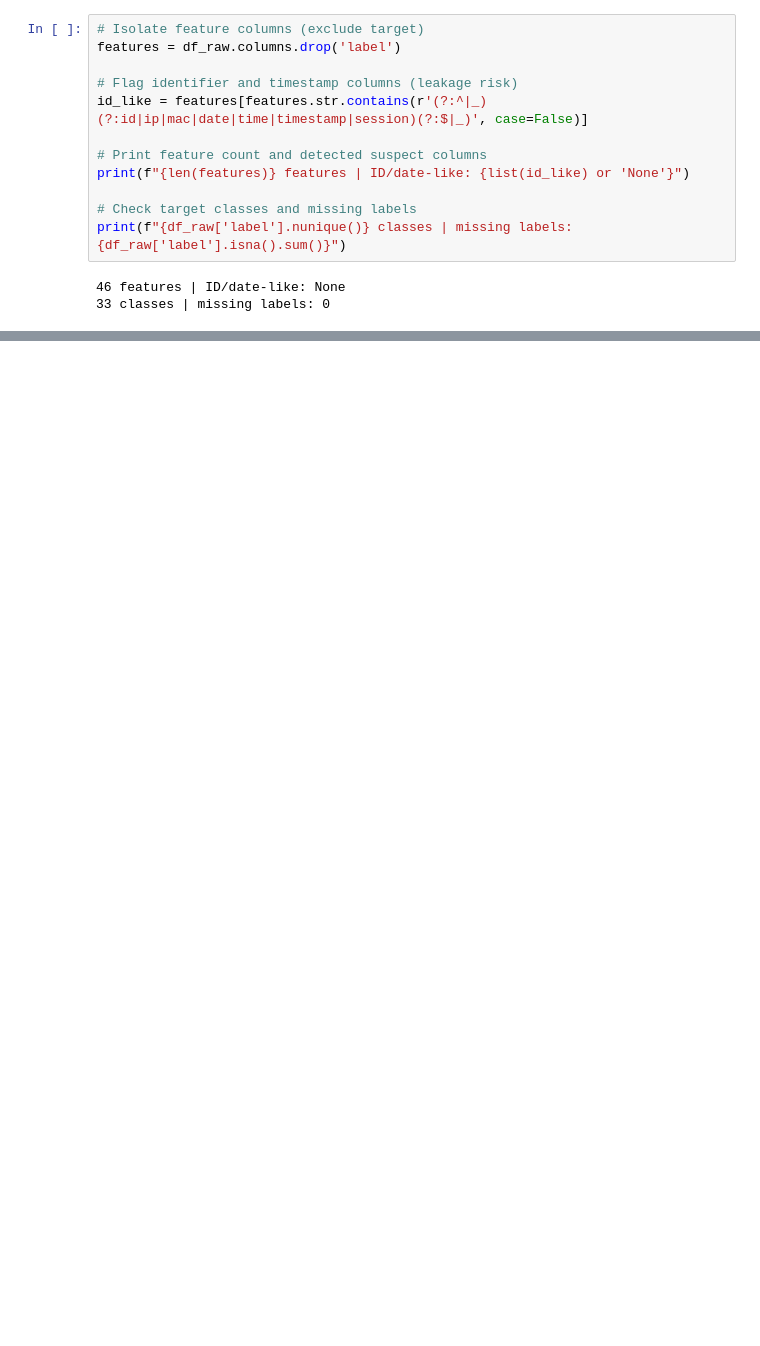
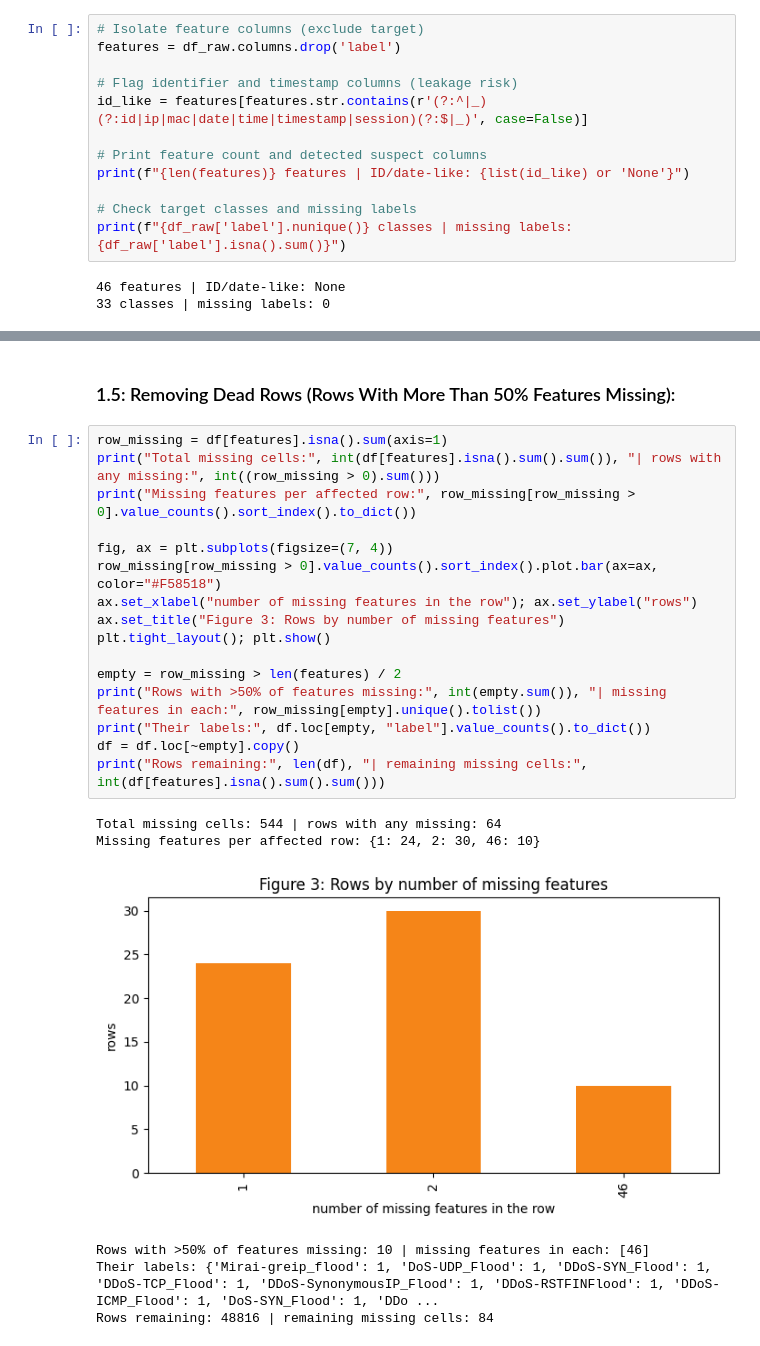
Before and after one commit to MK545BH/IT7009-Project, a Jupyter notebook: IT7009_Project.ipynb, the cells around one changed output, grey strips where cells are left out. Drawn from its saved outputs; the diff is of its cells as text; blank space fills up the shorter version.

```diff
--- a/IT7009_Project.ipynb
+++ b/IT7009_Project.ipynb
@@ -205 +252,26 @@ Missing values:
+# %% [markdown]
+### 1.5: Removing Dead Rows (Rows With More Than 50% Features Missing):
+# %%
+row_missing = df[features].isna().sum(axis=1)
+print("Total missing cells:", int(df[features].isna().sum().sum()), "| rows with any missing:", int((row_missing > 0).sum()))
+print("Missing features per affected row:", row_missing[row_missing > 0].value_counts().sort_index().to_dict())
+
+fig, ax = plt.subplots(figsize=(7, 4))
+row_missing[row_missing > 0].value_counts().sort_index().plot.bar(ax=ax, color="#F58518")
+ax.set_xlabel("number of missing features in the row"); ax.set_ylabel("rows")
+ax.set_title("Figure 3: Rows by number of missing features")
+plt.tight_layout(); plt.show()
+
+empty = row_missing > len(features) / 2
+print("Rows with >50% of features missing:", int(empty.sum()), "| missing features in each:", row_missing[empty].unique().tolist())
+print("Their labels:", df.loc[empty, "label"].value_counts().to_dict())
+df = df.loc[~empty].copy()
+print("Rows remaining:", len(df), "| remaining missing cells:", int(df[features].isna().sum().sum()))
+# %% [output]
+Total missing cells: 544 | rows with any missing: 64
+Missing features per affected row: {1: 24, 2: 30, 46: 10}
+[figure, added]
+Rows with >50% of features missing: 10 | missing features in each: [46]
+Their labels: {'Mirai-greip_flood': 1, 'DoS-UDP_Flood': 1, 'DDoS-SYN_Flood': 1, 'DDoS-TCP_Flood': 1, 'DDoS-SynonymousIP_Flood': 1, 'DDoS-RSTFINFlood': 1, 'DDoS-ICMP_Flood': 1, 'DoS-SYN_Flood': 1, 'DDo ...
+Rows remaining: 48816 | remaining missing cells: 84
 # %% [markdown]
```
Also changed, not shown: parts of 17 cells of this notebook.
